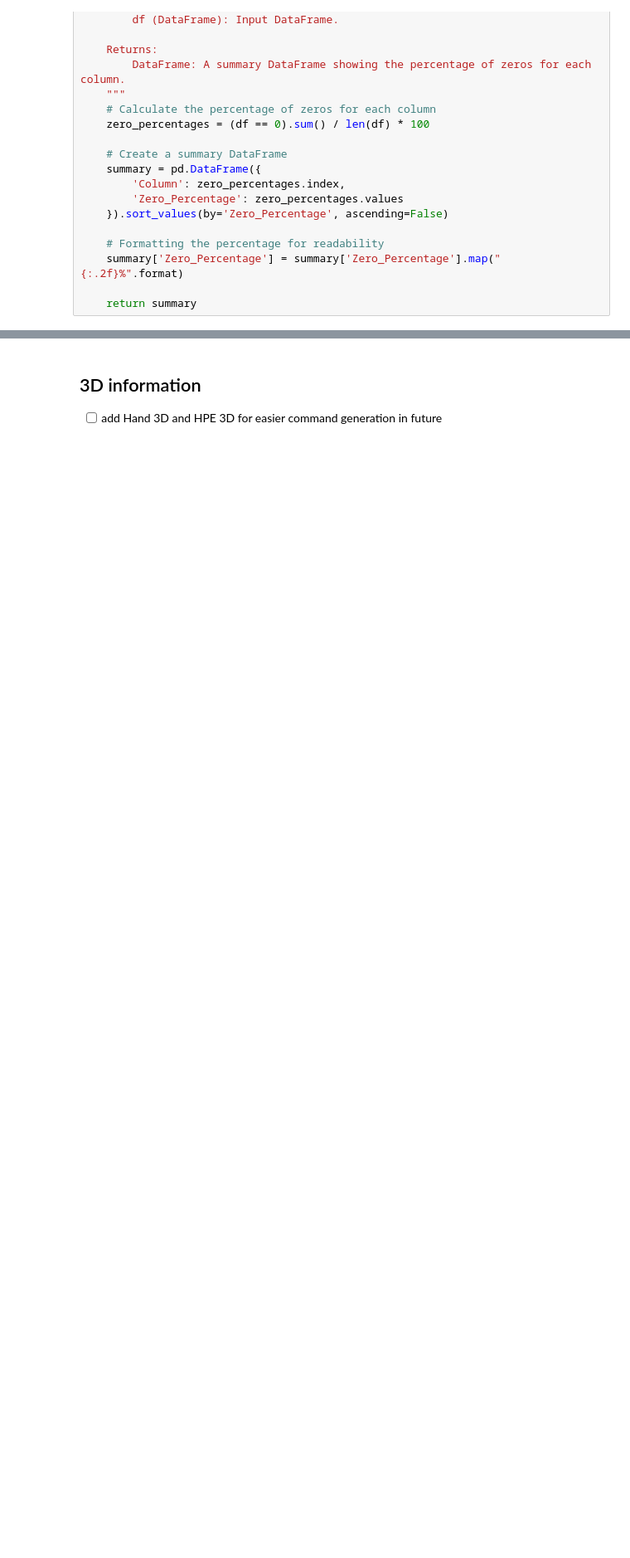
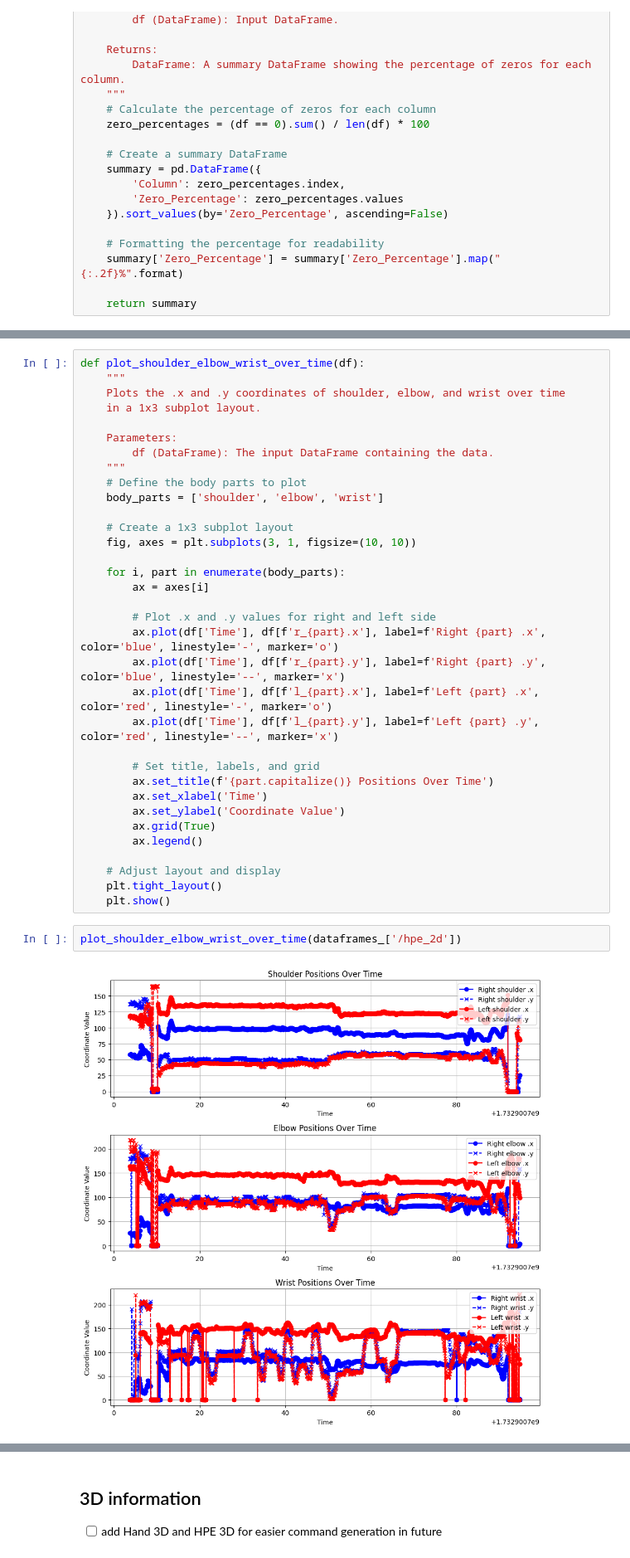
Before and after one commit to fzoric8/ros_utils, a Jupyter notebook: hh_test/hh_test.ipynb, the cells around one changed output, grey strips where cells are left out. Shown at 83% size. Cells and saved outputs as stored; diff of their text form; blank space fills up the shorter version.

Commit message:
Adding hh_plots

```diff
--- a/hh_test/hh_test.ipynb
+++ b/hh_test/hh_test.ipynb
@@ -249,0 +251,38 @@ count_zeros_as_percentage(dataframes_['/hpe_2d'])
+# %%
+def plot_shoulder_elbow_wrist_over_time(df):
+    """
+    Plots the .x and .y coordinates of shoulder, elbow, and wrist over time
+    in a 1x3 subplot layout.
+
+    Parameters:
+        df (DataFrame): The input DataFrame containing the data.
+    """
+    # Define the body parts to plot
+    body_parts = ['shoulder', 'elbow', 'wrist']
+
+    # Create a 1x3 subplot layout
+    fig, axes = plt.subplots(3, 1, figsize=(10, 10))
+
+    for i, part in enumerate(body_parts):
+        ax = axes[i]
+
+        # Plot .x and .y values for right and left side
+        ax.plot(df['Time'], df[f'r_{part}.x'], label=f'Right {part} .x', color='blue', linestyle='-', marker='o')
+        ax.plot(df['Time'], df[f'r_{part}.y'], label=f'Right {part} .y', color='blue', linestyle='--', marker='x')
+        ax.plot(df['Time'], df[f'l_{part}.x'], label=f'Left {part} .x', color='red', linestyle='-', marker='o')
+        ax.plot(df['Time'], df[f'l_{part}.y'], label=f'Left {part} .y', color='red', linestyle='--', marker='x')
+
+        # Set title, labels, and grid
+        ax.set_title(f'{part.capitalize()} Positions Over Time')
+        ax.set_xlabel('Time')
+        ax.set_ylabel('Coordinate Value')
+        ax.grid(True)
+        ax.legend()
+
+    # Adjust layout and display
+    plt.tight_layout()
+    plt.show()
+# %%
+plot_shoulder_elbow_wrist_over_time(dataframes_['/hpe_2d'])
+# %% [output]
+[figure, added]
```
Also changed, not shown: parts of 3 cells of this notebook, 12 other files.
